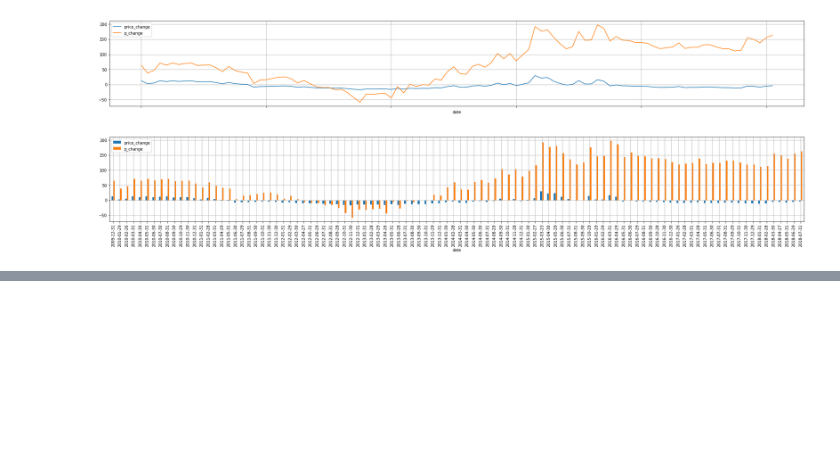
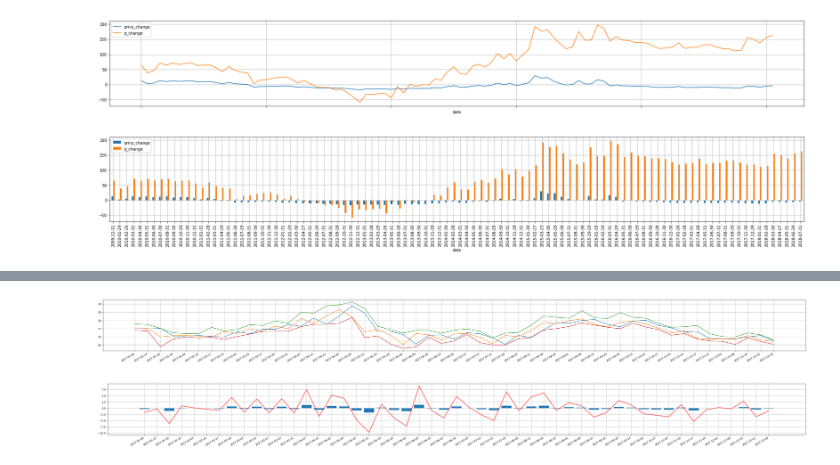
Before and after one commit to databooks/databook, a Jupyter notebook: finabook/S300036/Y2018年度分析.ipynb, the cells around one changed output, grey strips where cells are left out. Saved outputs shown, nothing was run; the diff lists cells and outputs as text; code cells hidden in the pictures; blank space fills up the shorter version.

```diff
--- a/finabook/S300036/Y2018年度分析.ipynb
+++ b/finabook/S300036/Y2018年度分析.ipynb
@@ -72,0 +96,5 @@ df2c.plot(kind='bar',figsize=(32,4),grid=True)
+# %%
+plotYear(2017)
+# %% [output]
+[figure, added]
+[figure, added]
```
Also changed, not shown: parts of 14 cells of this notebook.
